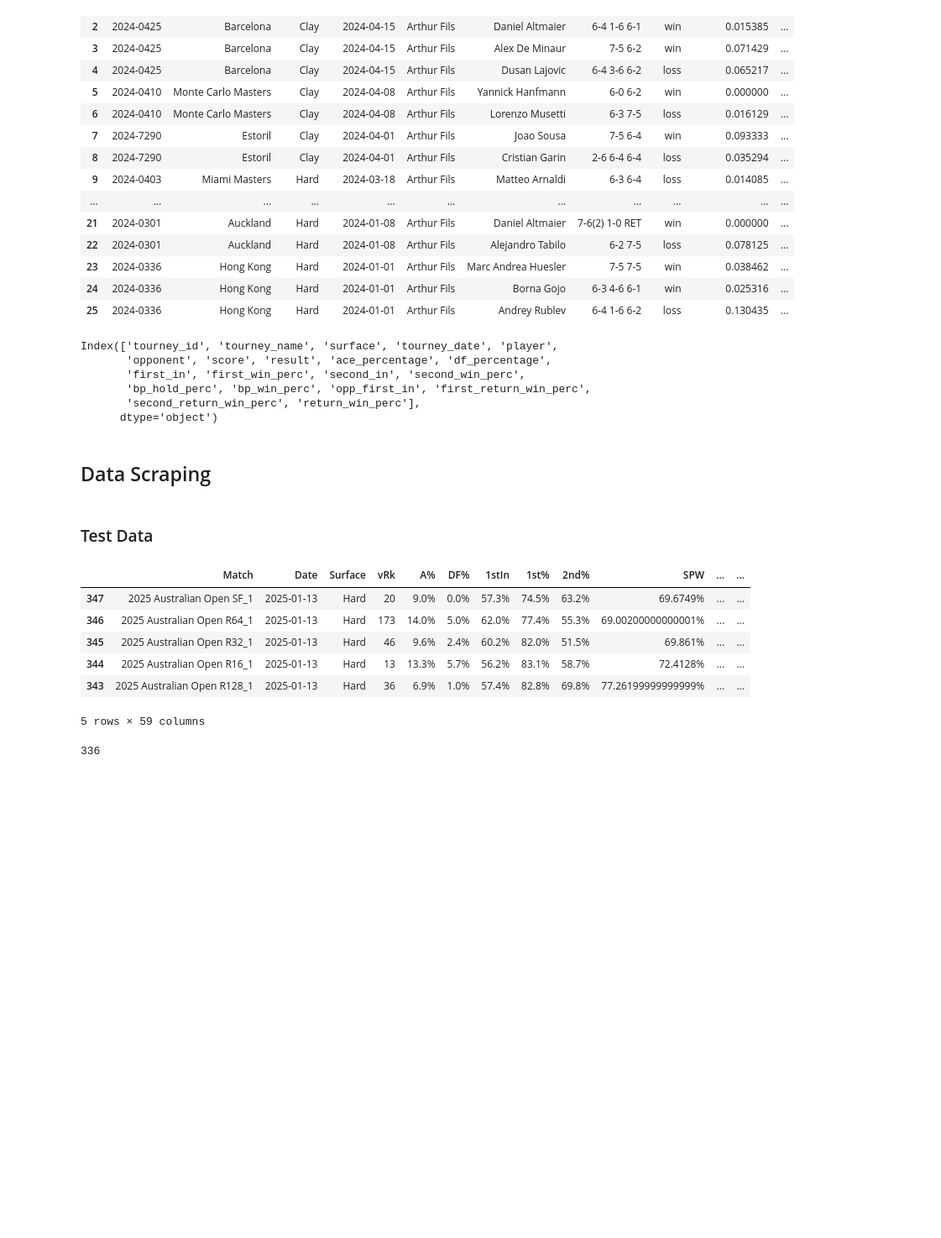
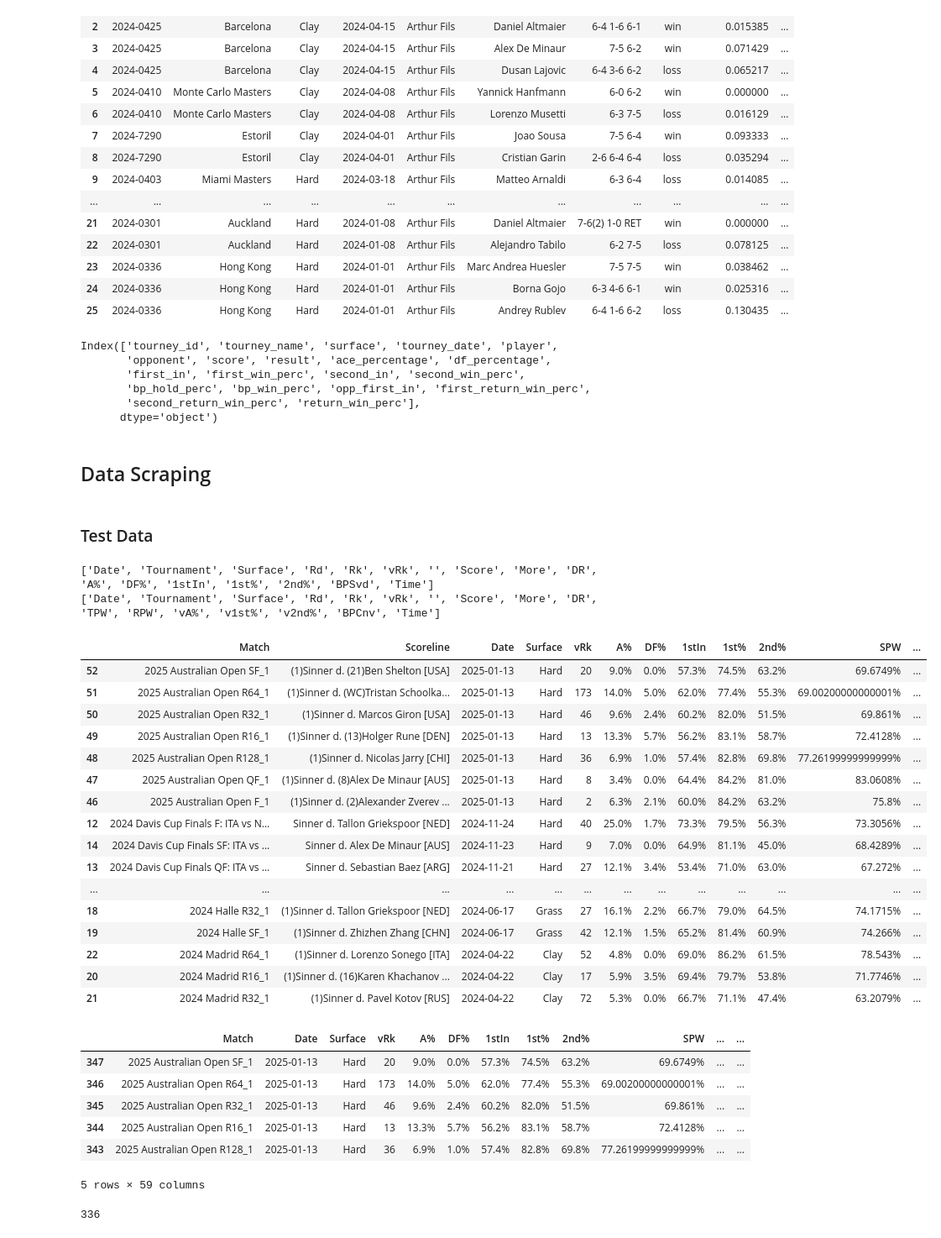
Before and after one commit to ge-a/tennis_model, a Jupyter notebook: experiments.ipynb, the cells around one changed output. Shown at 84% size. Saved outputs shown, nothing was run; the diff lists cells and outputs as text; code cells hidden in the pictures; blank space fills up the shorter version.

```diff
--- a/experiments.ipynb
+++ b/experiments.ipynb
@@ -456,8 +456,9 @@ class PlayerDataScraper(DataScraper):
                 print(f"Error retrieving {table_option}: {e}")
         recent_results_serve = recent_results["recent_results_serve"]
         recent_results_return = recent_results["recent_results_return"]
-        merged_df = recent_results_serve[["Match", "Date", "Surface", "vRk", "A%", "DF%", "1stIn", "1st%", "2nd%", "SPW"]].merge(
+        merged_df = recent_results_serve[["Match", "", "Date", "Surface", "vRk", "A%", "DF%", "1stIn", "1st%", "2nd%", "SPW"]].merge(
             recent_results_return[["Match", "vA%", "v1st%", "v2nd%", "RPW"]], on="Match", how="outer")
+        merged_df.rename(columns={'': 'Scoreline'}, inplace=True)
         merged_df["Date"] = merged_df["Date"].str.replace(r"[^\x00-\x7F]+", "-", regex=True)  # Normalize hyphens
         merged_df["Date"] = pd.to_datetime(merged_df["Date"], format="%d-%b-%Y")
         return merged_df.sort_values(by="Date", ascending=False)
@@ -473,8 +474,9 @@ class PlayerDataScraper(DataScraper):
                 print(f"Error retrieving {table_option}: {e}")
         all_results_serve = all_results["all_results_serve"]
         all_results_return = all_results["all_results_return"]
-        merged_df = all_results_serve[["Match", "Date", "Surface", "vRk", "A%", "DF%", "1stIn", "1st%", "2nd%", "SPW"]].merge(
+        merged_df = all_results_serve[["Match", "", "Date", "Surface", "vRk", "A%", "DF%", "1stIn", "1st%", "2nd%", "SPW"]].merge(
             all_results_return[["Match", "vA%", "v1st%", "v2nd%", "RPW"]], on="Match", how="outer")
+        merged_df.rename(columns={'': 'Scoreline'}, inplace=True)
         merged_df["Date"] = merged_df["Date"].str.replace(r"[^\x00-\x7F]+", "-", regex=True)
         merged_df["Date"] = pd.to_datetime(merged_df["Date"], format="%d-%b-%Y")
         return merged_df.sort_values(by="Date", ascending=False)
@@ -559,6 +561,29 @@ elo_df, y_elo_df = gen_scraper.get_elo_data()
 jansin = PlayerDataScraper("Jannik", "Sinner")
 # %%
 rr = jansin.get_recent_results()
+# %% [output]
+['Date', 'Tournament', 'Surface', 'Rd', 'Rk', 'vRk', '', 'Score', 'More', 'DR', 'A%', 'DF%', '1stIn', '1st%', '2nd%', 'BPSvd', 'Time']
+['Date', 'Tournament', 'Surface', 'Rd', 'Rk', 'vRk', '', 'Score', 'More', 'DR', 'TPW', 'RPW', 'vA%', 'v1st%', 'v2nd%', 'BPCnv', 'Time']
+# %%
+rr
+# %% [output]
+|  | Match | Scoreline | Date | Surface | vRk | A% | DF% | 1stIn | 1st% | 2nd% | SPW | ... |
+| 52 | 2025 Australian Open SF_1 | (1)Sinner d. (21)Ben Shelton [USA] | 2025-01-13 | Hard | 20 | 9.0% | 0.0% | 57.3% | 74.5% | 63.2% | 69.6749% | ... |
+| 51 | 2025 Australian Open R64_1 | (1)Sinner d. (WC)Tristan Schoolka... | 2025-01-13 | Hard | 173 | 14.0% | 5.0% | 62.0% | 77.4% | 55.3% | 69.00200000000001% | ... |
+| 50 | 2025 Australian Open R32_1 | (1)Sinner d. Marcos Giron [USA] | 2025-01-13 | Hard | 46 | 9.6% | 2.4% | 60.2% | 82.0% | 51.5% | 69.861% | ... |
+| 49 | 2025 Australian Open R16_1 | (1)Sinner d. (13)Holger Rune [DEN] | 2025-01-13 | Hard | 13 | 13.3% | 5.7% | 56.2% | 83.1% | 58.7% | 72.4128% | ... |
+| 48 | 2025 Australian Open R128_1 | (1)Sinner d. Nicolas Jarry [CHI] | 2025-01-13 | Hard | 36 | 6.9% | 1.0% | 57.4% | 82.8% | 69.8% | 77.26199999999999% | ... |
+| 47 | 2025 Australian Open QF_1 | (1)Sinner d. (8)Alex De Minaur [AUS] | 2025-01-13 | Hard | 8 | 3.4% | 0.0% | 64.4% | 84.2% | 81.0% | 83.0608% | ... |
+| 46 | 2025 Australian Open F_1 | (1)Sinner d. (2)Alexander Zverev ... | 2025-01-13 | Hard | 2 | 6.3% | 2.1% | 60.0% | 84.2% | 63.2% | 75.8% | ... |
+| 12 | 2024 Davis Cup Finals F: ITA vs N... | Sinner d. Tallon Griekspoor [NED] | 2024-11-24 | Hard | 40 | 25.0% | 1.7% | 73.3% | 79.5% | 56.3% | 73.3056% | ... |
+| 14 | 2024 Davis Cup Finals SF: ITA vs ... | Sinner d. Alex De Minaur [AUS] | 2024-11-23 | Hard | 9 | 7.0% | 0.0% | 64.9% | 81.1% | 45.0% | 68.4289% | ... |
+| 13 | 2024 Davis Cup Finals QF: ITA vs ... | Sinner d. Sebastian Baez [ARG] | 2024-11-21 | Hard | 27 | 12.1% | 3.4% | 53.4% | 71.0% | 63.0% | 67.272% | ... |
+| ... | ... | ... | ... | ... | ... | ... | ... | ... | ... | ... | ... | ... |
+| 18 | 2024 Halle R32_1 | (1)Sinner d. Tallon Griekspoor [NED] | 2024-06-17 | Grass | 27 | 16.1% | 2.2% | 66.7% | 79.0% | 64.5% | 74.1715% | ... |
+| 19 | 2024 Halle SF_1 | (1)Sinner d. Zhizhen Zhang [CHN] | 2024-06-17 | Grass | 42 | 12.1% | 1.5% | 65.2% | 81.4% | 60.9% | 74.266% | ... |
+| 22 | 2024 Madrid R64_1 | (1)Sinner d. Lorenzo Sonego [ITA] | 2024-04-22 | Clay | 52 | 4.8% | 0.0% | 69.0% | 86.2% | 61.5% | 78.543% | ... |
+| 20 | 2024 Madrid R16_1 | (1)Sinner d. (16)Karen Khachanov ... | 2024-04-22 | Clay | 17 | 5.9% | 3.5% | 69.4% | 79.7% | 53.8% | 71.7746% | ... |
+| 21 | 2024 Madrid R32_1 | (1)Sinner d. Pavel Kotov [RUS] | 2024-04-22 | Clay | 72 | 5.3% | 0.0% | 66.7% | 71.1% | 47.4% | 63.2079% | ... |
 # %%
 all_dfs = jansin.get_all_tables()
 # %%
```
Also changed, not shown: parts of 3 cells of this notebook.
